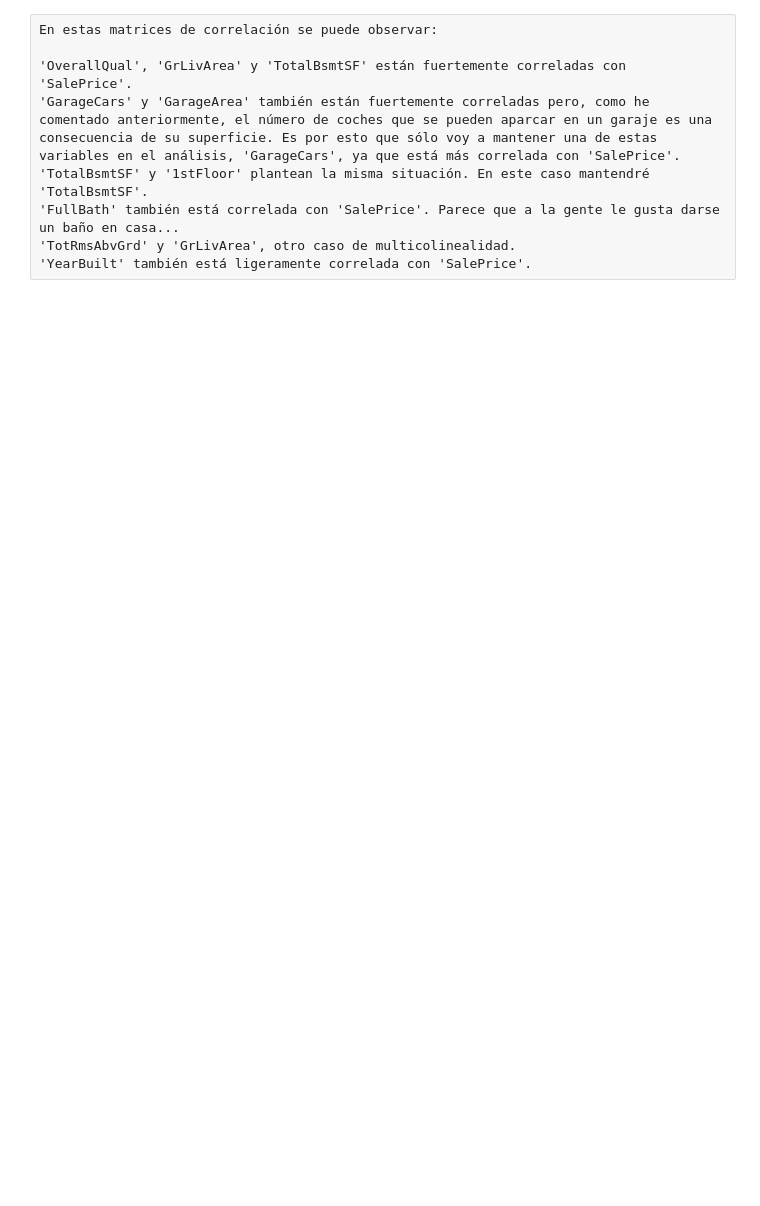
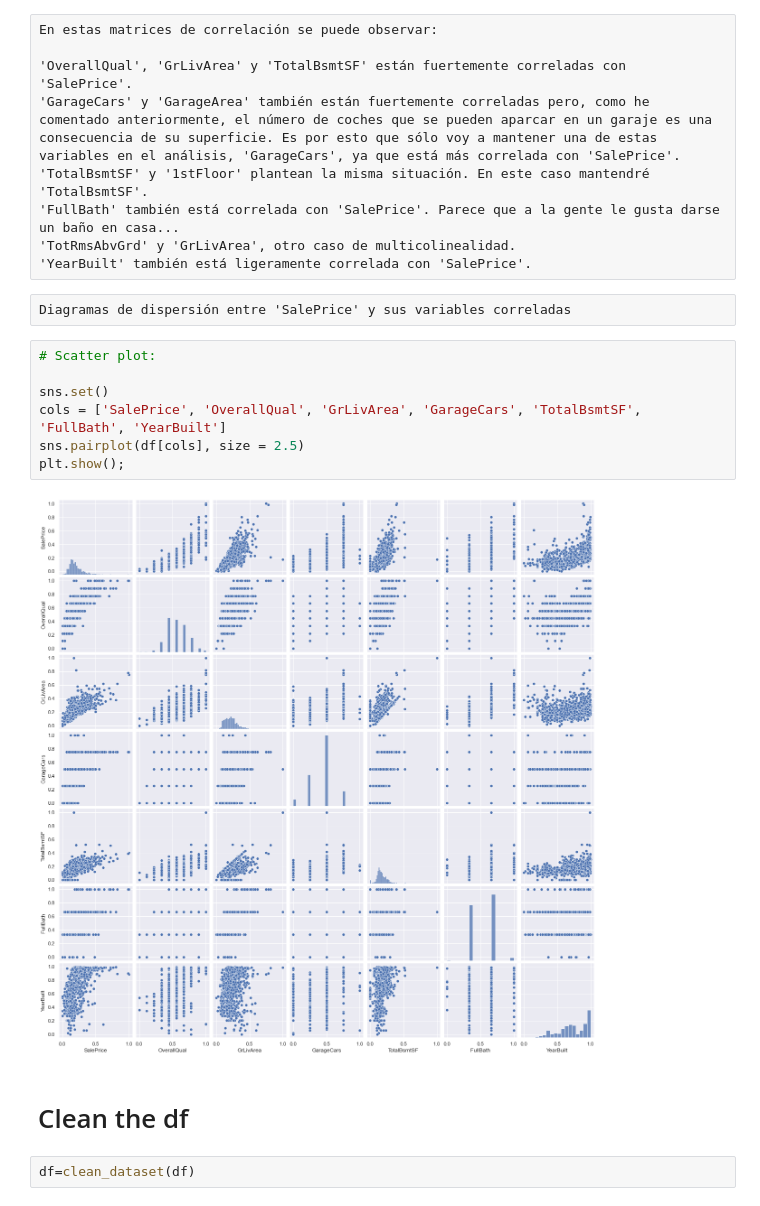
Before and after one commit to Mar19845/DataScience, a Jupyter notebook: LAB1/LAB1.ipynb, the cells around one changed output. Drawn from its saved outputs; the diff is of its cells as text; blank space fills up the shorter version.

```diff
--- a/LAB1/LAB1.ipynb
+++ b/LAB1/LAB1.ipynb
@@ -462,3 +389,18 @@ En estas matrices de correlación se puede observar:
 'FullBath' también está correlada con 'SalePrice'. Parece que a la gente le gusta darse un baño en casa...
 'TotRmsAbvGrd' y 'GrLivArea', otro caso de multicolinealidad.
 'YearBuilt' también está ligeramente correlada con 'SalePrice'.
+# %% [raw]
+Diagramas de dispersión entre 'SalePrice' y sus variables correladas
+# %%
+# Scatter plot:
+
+sns.set()
+cols = ['SalePrice', 'OverallQual', 'GrLivArea', 'GarageCars', 'TotalBsmtSF', 'FullBath', 'YearBuilt']
+sns.pairplot(df[cols], size = 2.5)
+plt.show();
+# %% [output]
+[figure, added]
+# %% [markdown]
+# Clean the df
+# %%
+df=clean_dataset(df)
```
Also changed, not shown: parts of 39 cells of this notebook.
